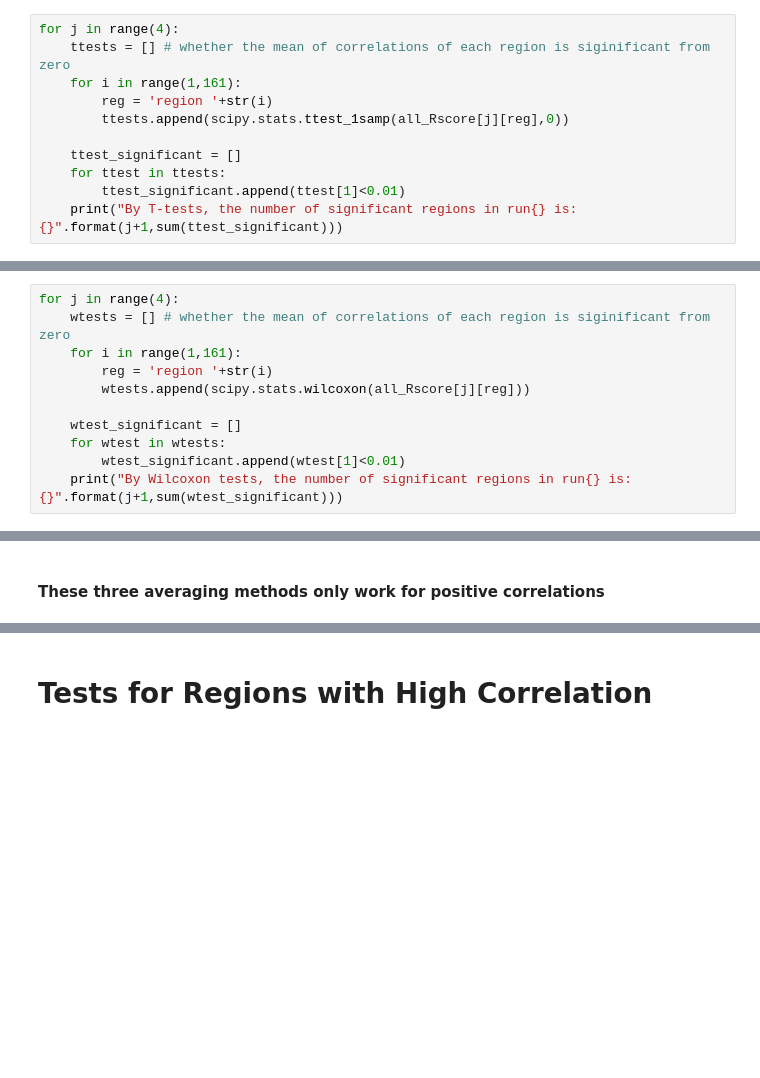
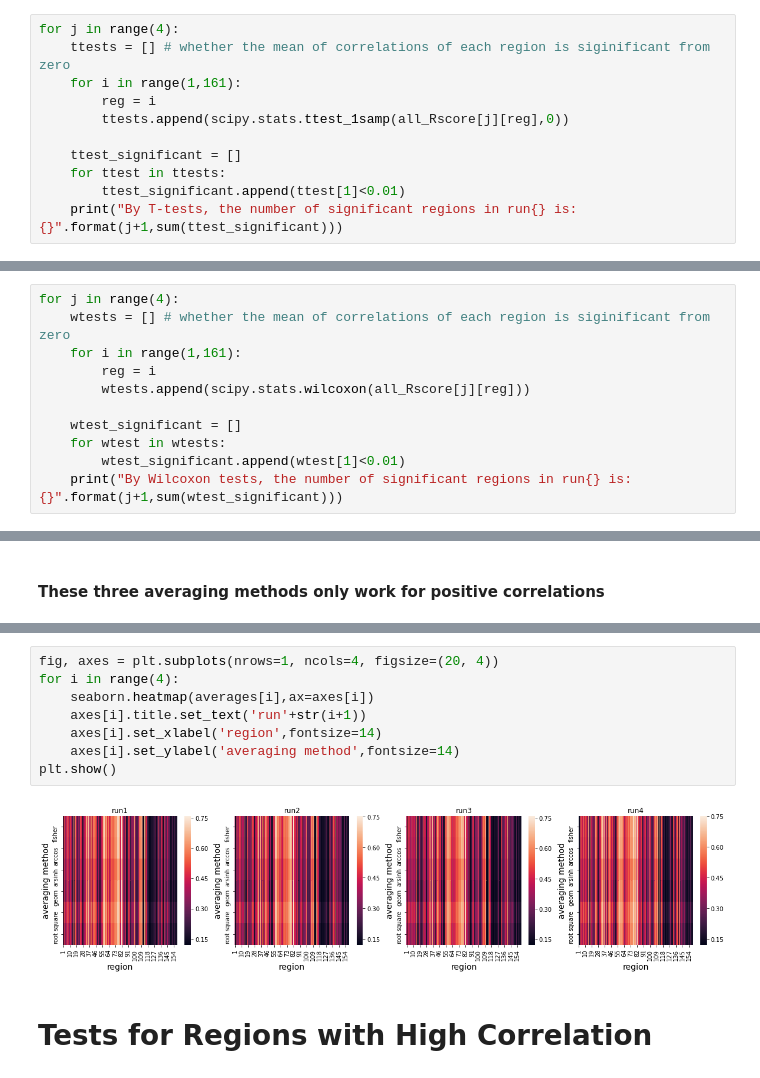
Before and after one commit to DylanYang7225/FMRI-Analysis, a Jupyter notebook: part1_Mean_Variance_and_Standard_Deviation.ipynb, the cells around one changed output, grey strips where cells are left out. Drawn from its saved outputs; the diff is of its cells as text; blank space fills up the shorter version.

```diff
--- a/part1_Mean_Variance_and_Standard_Deviation.ipynb
+++ b/part1_Mean_Variance_and_Standard_Deviation.ipynb
@@ -66,7 +66,7 @@ for i in range(2):
 for j in range(4):
     ttests = [] # whether the mean of correlations of each region is siginificant from zero
     for i in range(1,161):
-        reg = 'region '+str(i)
+        reg = i
         ttests.append(scipy.stats.ttest_1samp(all_Rscore[j][reg],0))
 
     ttest_significant = []
@@ -82,7 +82,7 @@ By T-tests, the number of significant regions in run4 is: 160
 for j in range(4):
     wtests = [] # whether the mean of correlations of each region is siginificant from zero
     for i in range(1,161):
-        reg = 'region '+str(i)
+        reg = i
         wtests.append(scipy.stats.wilcoxon(all_Rscore[j][reg]))
 
     wtest_significant = []
@@ -194,3 +185,13 @@ for j in range(4):
+# %%
+fig, axes = plt.subplots(nrows=1, ncols=4, figsize=(20, 4))
+for i in range(4):
+    seaborn.heatmap(averages[i],ax=axes[i])
+    axes[i].title.set_text('run'+str(i+1))
+    axes[i].set_xlabel('region',fontsize=14)
+    axes[i].set_ylabel('averaging method',fontsize=14)
+plt.show()
+# %% [output]
+[figure, added]
 # %% [markdown]
 # Tests for Regions with High Correlation
 # %%
```
Also changed, not shown: parts of 12 cells of this notebook, 4 other files.
